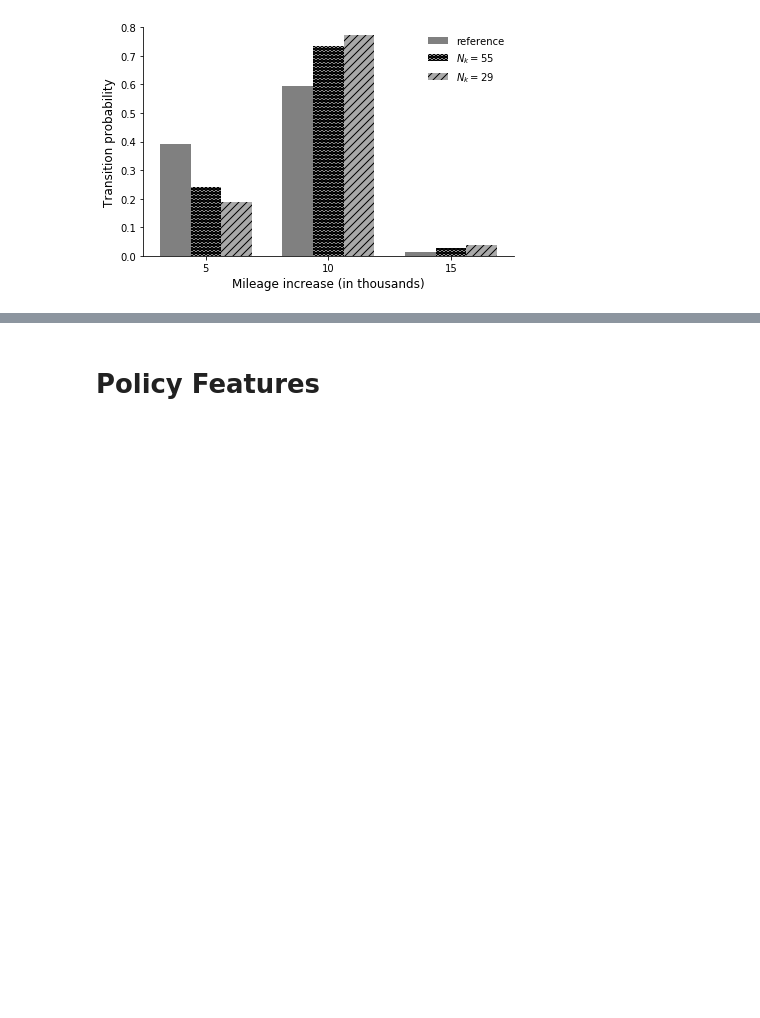
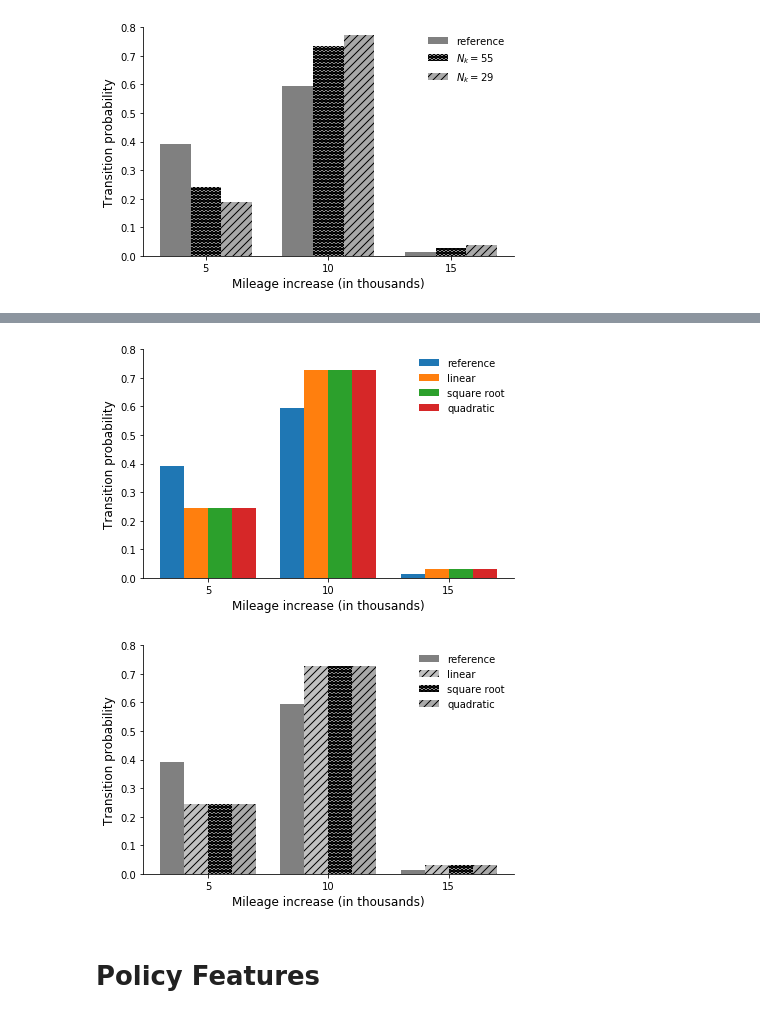
Before and after one commit to robustzurcher/analysis, a Jupyter notebook: notebooks/03_application.ipynb, the cells around one changed output, grey strips where cells are left out. Saved outputs shown, nothing was run; the diff lists cells and outputs as text; code cells hidden in the pictures; blank space fills up the shorter version.

```diff
--- a/notebooks/03_application.ipynb
+++ b/notebooks/03_application.ipynb
@@ -48,3 +49,8 @@ get_probability_shift_models(state, 0.95)
+# %%
+get_probability_shift_models(10, 0.95)
+# %% [output]
+[figure, added]
+[figure, added]
 # %% [markdown]
 # Policy Features
 # %%
```
Also changed, not shown: parts of 11 cells of this notebook, 2 other files.
